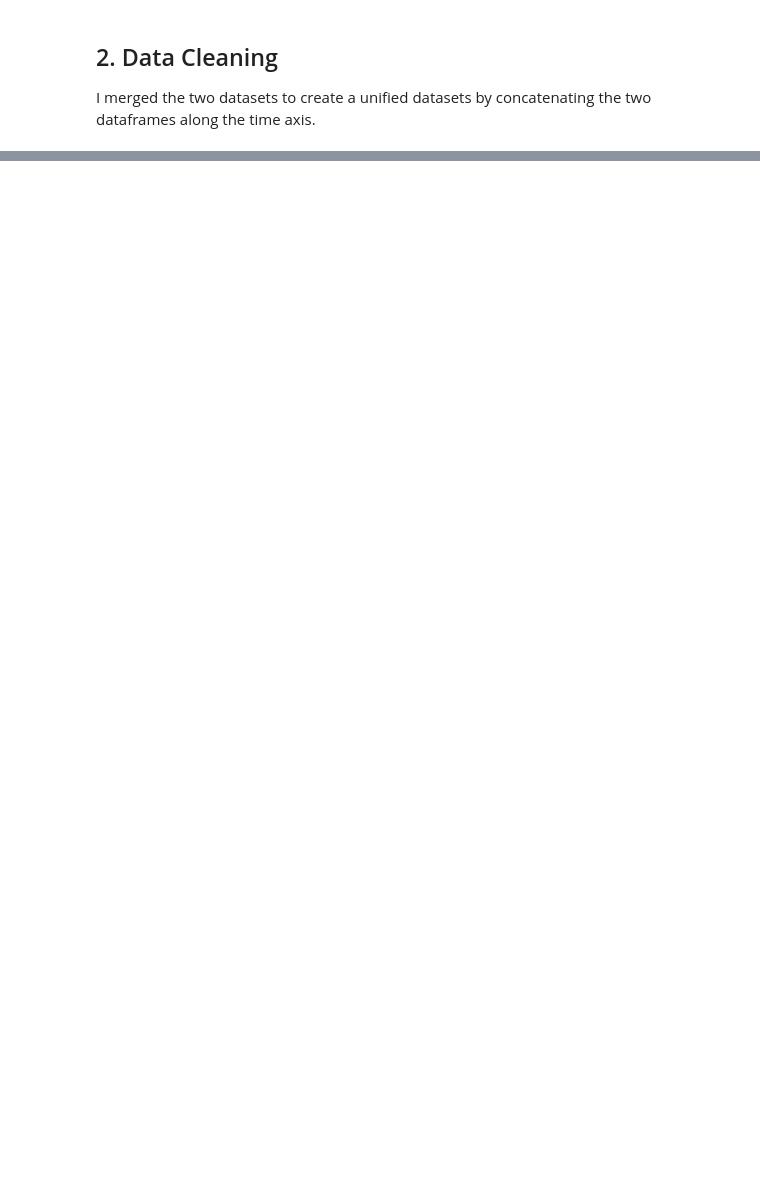
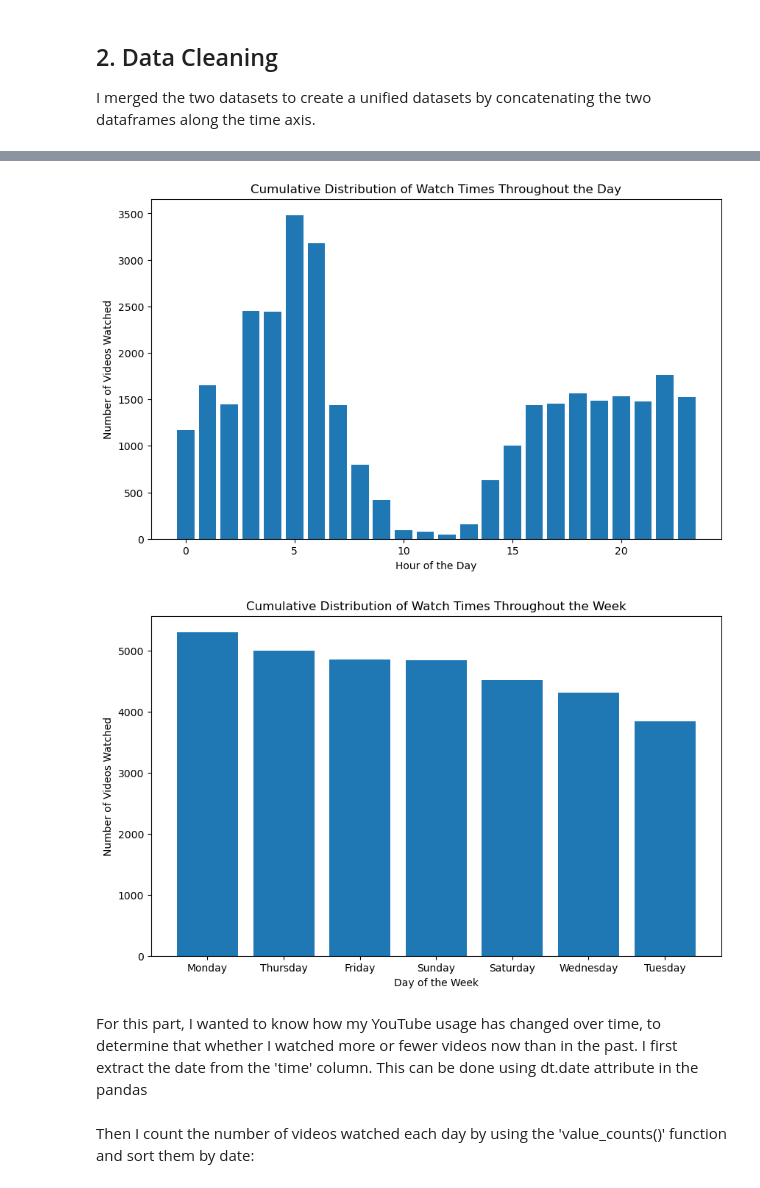
Before and after one commit to haochenmiao/Portfolio, a Jupyter notebook: Data Analyst Portfolio/Data Analysis/Youtube history analysis/analysis.ipynb, the cells around one changed output, grey strips where cells are left out. Cells and saved outputs as stored; diff of their text form; code cells hidden in the pictures; blank space fills up the shorter version.

```diff
--- a/Data Analyst Portfolio/Data Analysis/Youtube history analysis/analysis.ipynb
+++ b/Data Analyst Portfolio/Data Analysis/Youtube history analysis/analysis.ipynb
@@ -279,0 +335,6 @@ dtype: int64
+# %%
+# Frequency of watches for each hour
+hourly_distribution = watch_df['hour'].value_counts().sort_index()
+
+# Frequency of watches for each day of the week
+weekly_distribution = watch_df['day_of_week'].value_counts()
@@ -279,0 +343,23 @@ dtype: int64
+# %%
+import matplotlib.pyplot as plt
+
+# Plot the hourly distribution
+plt.figure(figsize=(10, 6))
+plt.bar(hourly_distribution.index, hourly_distribution.values)
+plt.xlabel('Hour of the Day')
+plt.ylabel('Number of Videos Watched')
+plt.title('Cumulative Distribution of Watch Times Throughout the Day')
+plt.show()
+
+# Plot the weekly distribution
+plt.figure(figsize=(10, 6))
+plt.bar(weekly_distribution.index, weekly_distribution.values)
+plt.xlabel('Day of the Week')
+plt.ylabel('Number of Videos Watched')
+plt.title('Cumulative Distribution of Watch Times Throughout the Week')
+plt.show()
+# %% [output]
+[figure, added]
+[figure, added]
+# %% [markdown]
+For this part, I wanted to know how my YouTube usage has changed over time, to determine that whether I watched more or fewer videos now than in the past. I first extract the date from the 'time' column. This can be done using dt.date attribute in the pandas
@@ -279,0 +368,2 @@ dtype: int64
+# %% [markdown]
+Then I count the number of videos watched each day by using the 'value_counts()' function and sort them by date:
```
Also changed, not shown: parts of 25 cells of this notebook, 2 other files.
